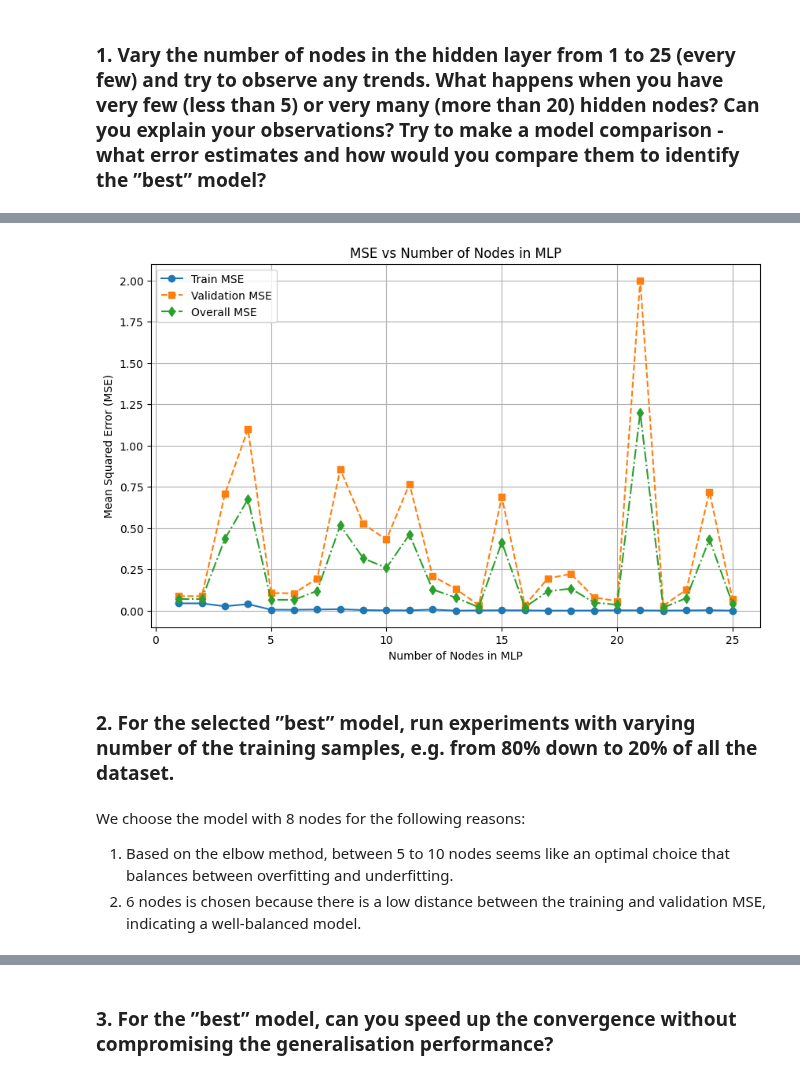
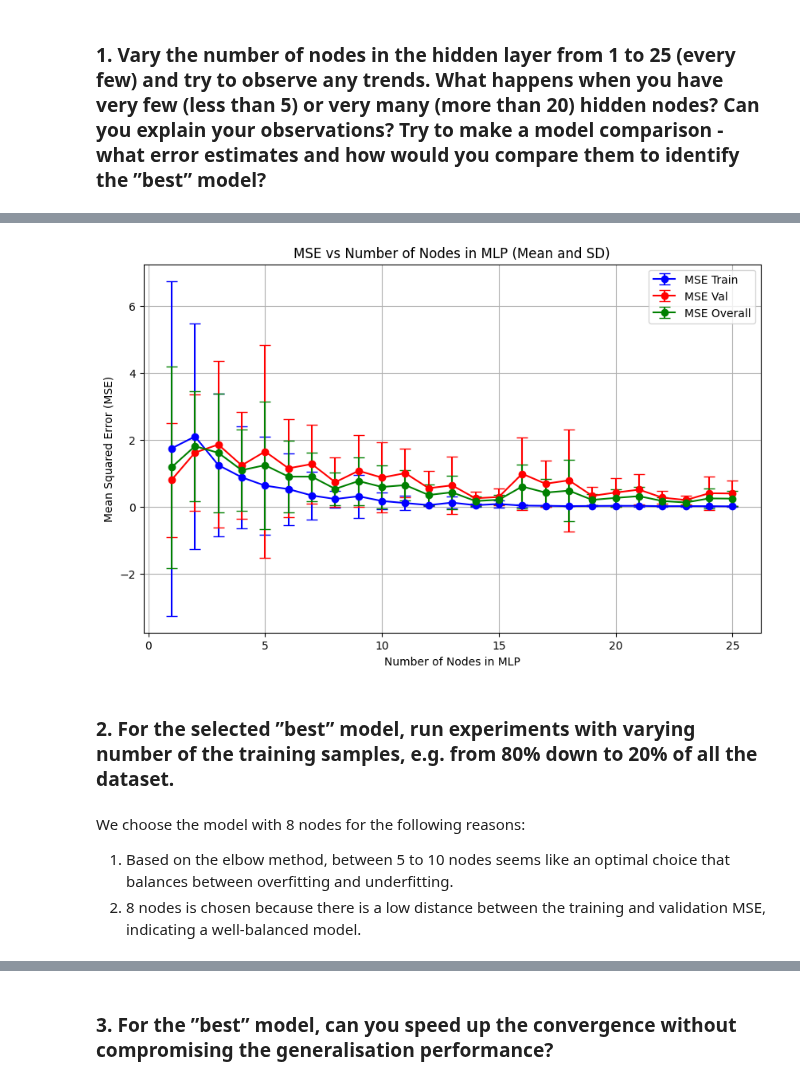
Before and after one commit to nathanansel28/DD2437, a Jupyter notebook: lab1b/split2.ipynb, the cells around one changed output, grey strips where cells are left out. Drawn from its saved outputs; the diff is of its cells as text; code cells hidden in the pictures.

```diff
--- a/lab1b/split2.ipynb
+++ b/lab1b/split2.ipynb
@@ -58,22 +64,31 @@ MSE Val: 0.06934 \mMSE Overall: 0.04194
-# %%
-from tools import plot_mse_results
-nodes = list(range(1, 26, 1))
-list_mse_train = [models[i].mse_train for i in nodes]
-list_mse_val = [models[i].mse_val for i in nodes]
-list_mse_overall = [models[i].mse_overall for i in nodes]
-
-plot_mse_results(
-    x_axis="nodes",
-    list_mse_train=list_mse_train,
-    list_mse_val=list_mse_val,
-    list_mse_overall=list_mse_overall
-)
-# %% [output]
-[figure, removed]
+# %%
+from tools import plot_mse_results
+import statistics
+
+nodes = list(range(1, 26, 1))
+list_avg_mse_train = [statistics.mean([model_result.mse_train for model_result in model_results_1[i]]) for i in nodes]
+list_avg_mse_val = [statistics.mean([model_result.mse_val for model_result in model_results_1[i]]) for i in nodes]
+list_avg_mse_overall = [statistics.mean([model_result.mse_overall for model_result in model_results_1[i]]) for i in nodes]
+
+list_stdev_mse_train = [statistics.stdev([model_result.mse_train for model_result in model_results_1[i]]) for i in nodes]
+list_stdev_mse_val = [statistics.stdev([model_result.mse_val for model_result in model_results_1[i]]) for i in nodes]
+list_stdev_mse_overall = [statistics.stdev([model_result.mse_overall for model_result in model_results_1[i]]) for i in nodes]
+
+plot_mse_results(
+    x_axis="nodes",
+    list_avg_mse_train=list_avg_mse_train,
+    list_avg_mse_val=list_avg_mse_val,
+    list_avg_mse_overall=list_avg_mse_overall,
+    list_stdev_mse_train=list_stdev_mse_train,
+    list_stdev_mse_val=list_stdev_mse_val,
+    list_stdev_mse_overall=list_stdev_mse_overall
+)
+# %% [output]
+[figure, added]
 # %% [markdown]
 ### 2. For the selected ”best” model, run experiments with varying number of the training samples, e.g. from 80% down to 20% of all the dataset.
 # %% [markdown]
 We choose the model with 8 nodes for the following reasons:
 1. Based on the elbow method, between 5 to 10 nodes seems like an optimal choice that balances between overfitting and underfitting.
-2. 6 nodes is chosen because there is a low distance between the training and validation MSE, indicating a well-balanced model.
+2. 8 nodes is chosen because there is a low distance between the training and validation MSE, indicating a well-balanced model.
 # %%
```
Also changed, not shown: parts of 8 cells of this notebook, 1 other file.
